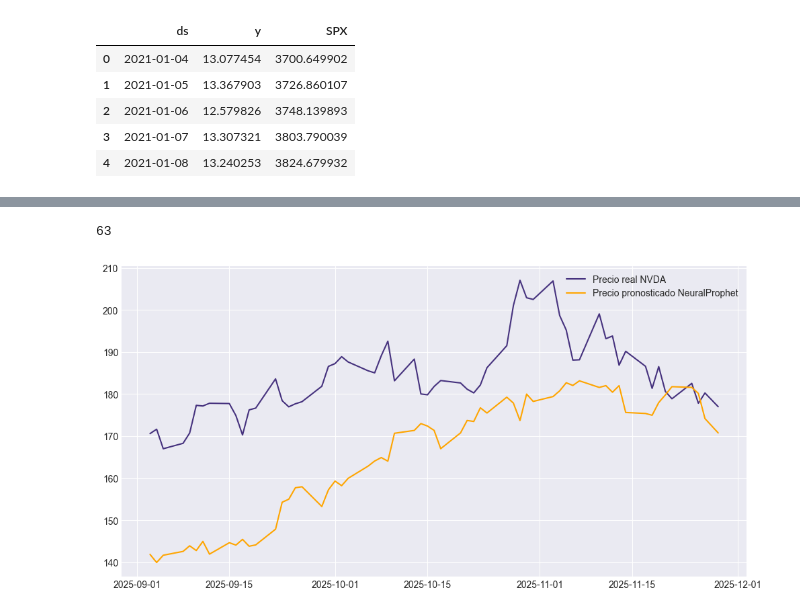
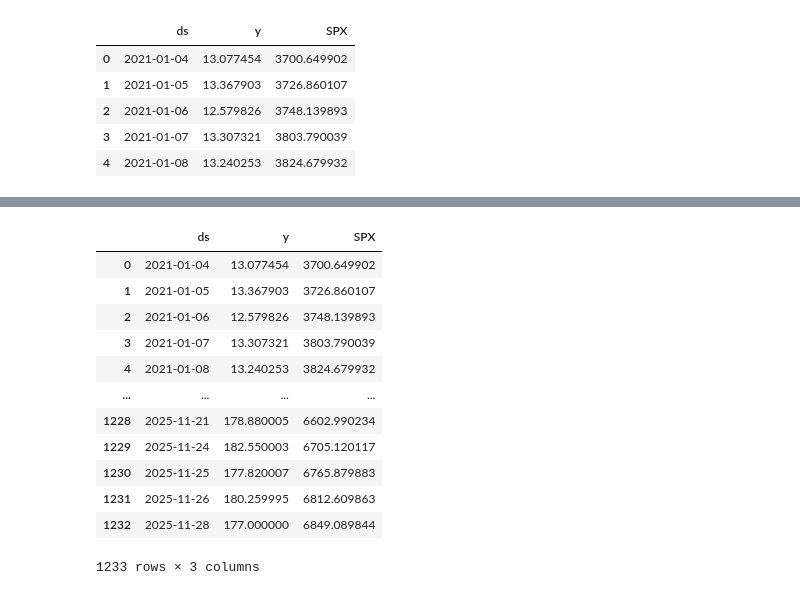
Before and after one commit to JuanDavidPiedrahitaLopez/energy_demand_forecasting_models, a Jupyter notebook: models/notebooks/test.ipynb, the cells around one changed output, grey strips where cells are left out. Cells and saved outputs as stored; diff of their text form; code cells hidden in the pictures.

```diff
--- a/models/notebooks/test.ipynb
+++ b/models/notebooks/test.ipynb
@@ -196,13 +159,0 @@ INFO - (NP.df_utils.return_df_in_original_format) - Returning df with no ID colu
-# %%
-len(future_df)
-# %% [output]
-63
-# %%
-plt.figure(figsize=(12,6))
-#plt.plot(df_data_close["Date"][:-len(val_data)], df_data_close["NVDA"][:-len(val_data)], label="Precio real NVDA - train", color="gray")
-plt.plot(val_data["ds"], val_data["y"], label="Precio real NVDA")
-plt.plot(val_data["ds"], future_df["y"][:-1], label="Precio pronosticado NeuralProphet", color="orange")
-plt.legend()
-plt.show()
-# %% [output]
-[figure, removed]
@@ -208,0 +213,19 @@ plt.show()
+# %%
+for fold_idx, (train_idx, test_idx) in enumerate(tscv.split(df)):
+    train = df.iloc[train_idx].copy()
+    test = df.iloc[test_idx].copy()
+df
+# %% [output]
+|  | ds | y | SPX |
+| 0 | 2021-01-04 | 13.077454 | 3700.649902 |
+| 1 | 2021-01-05 | 13.367903 | 3726.860107 |
+| 2 | 2021-01-06 | 12.579826 | 3748.139893 |
+| 3 | 2021-01-07 | 13.307321 | 3803.790039 |
+| 4 | 2021-01-08 | 13.240253 | 3824.679932 |
+| ... | ... | ... | ... |
+| 1228 | 2025-11-21 | 178.880005 | 6602.990234 |
+| 1229 | 2025-11-24 | 182.550003 | 6705.120117 |
+| 1230 | 2025-11-25 | 177.820007 | 6765.879883 |
+| 1231 | 2025-11-26 | 180.259995 | 6812.609863 |
+| 1232 | 2025-11-28 | 177.000000 | 6849.089844 |
+1233 rows × 3 columns
```
Also changed, not shown: parts of 11 cells of this notebook, 3 other files.
